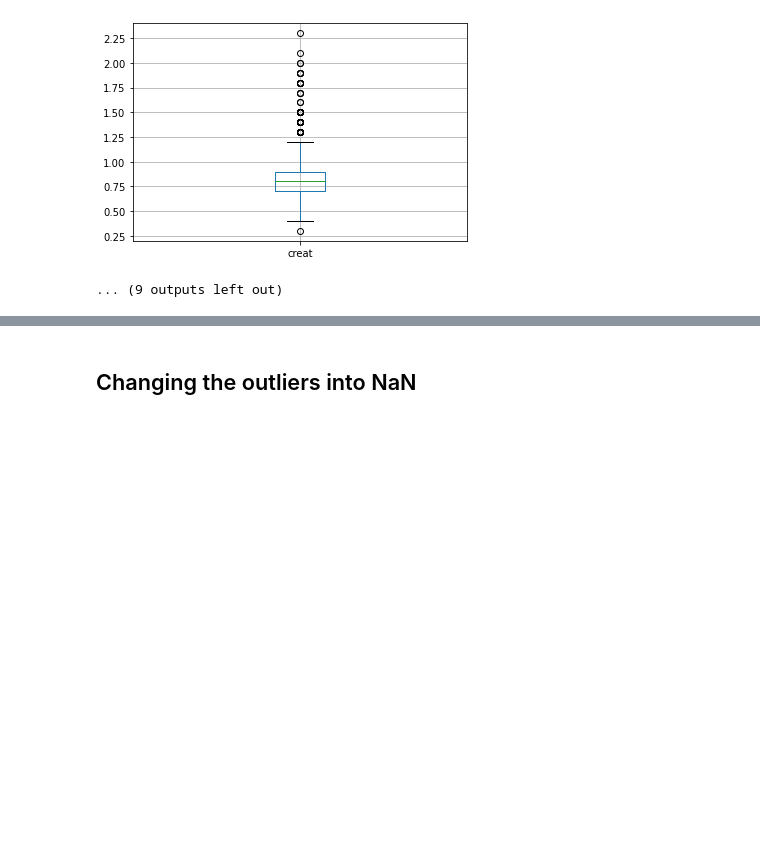
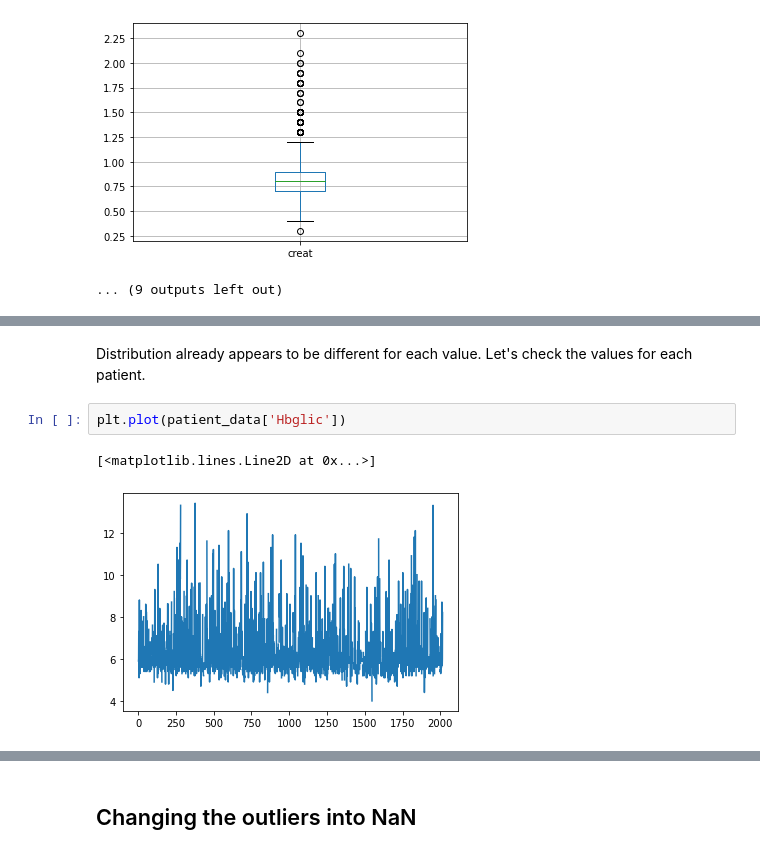
Before and after one commit to Martgalvan/Final-thesis-Project, a Jupyter notebook: Project.ipynb, the cells around one changed output, grey strips where cells are left out. Saved outputs shown, nothing was run; the diff lists cells and outputs as text; blank space fills up the shorter version.

```diff
--- a/Project.ipynb
+++ b/Project.ipynb
@@ -90,0 +112,7 @@ for i in columns:
+# %% [markdown]
+Distribution already appears to be different for each value. Let's check the values for each patient.
+# %%
+plt.plot(patient_data['Hbglic'])
+# %% [output]
+[<matplotlib.lines.Line2D at 0x...>]
+[figure, added]
```
Also changed, not shown: parts of 14 cells of this notebook.
